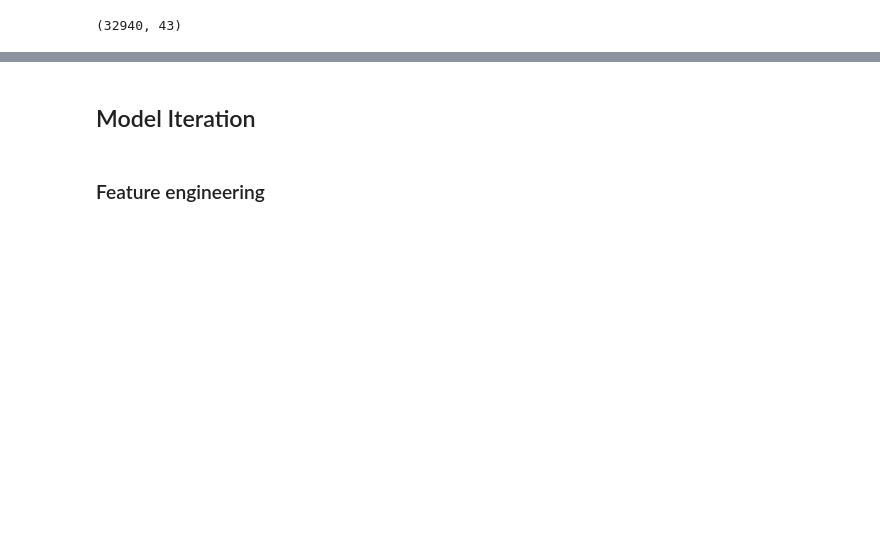
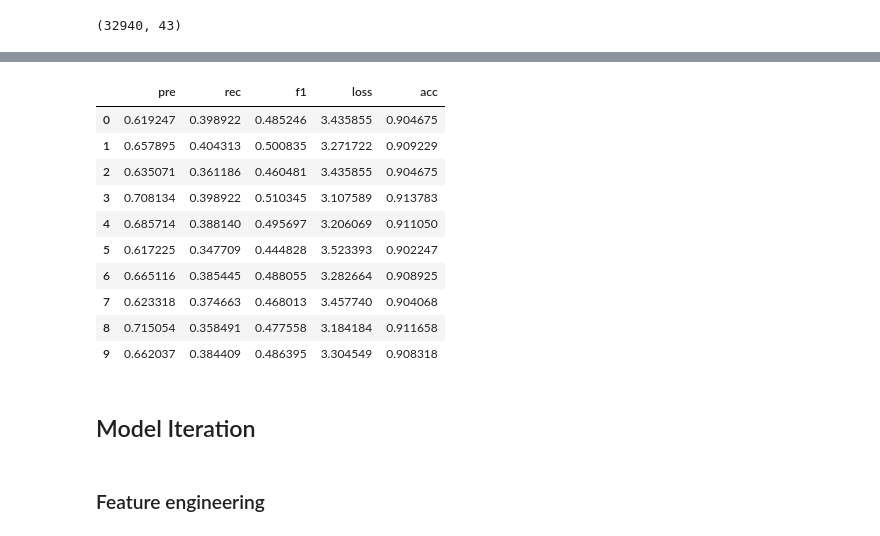
Before and after one commit to Oanh0305/csca5622_final_project, a Jupyter notebook: final_project_bank_statement.ipynb, the cells around one changed output, grey strips where cells are left out. Drawn from its saved outputs; the diff is of its cells as text; code cells hidden in the pictures; blank space fills up the shorter version.

```diff
--- a/final_project_bank_statement.ipynb
+++ b/final_project_bank_statement.ipynb
@@ -578,24 +578,36 @@ Name: 0, dtype: float64
 # %%
 # some explanation of the above function
 
 x = []
 idx = [' pre', ' rec', ' f1', ' loss', ' acc']
 
 # we will use one model
 log = LogisticRegression()
 
 for train, test in skf.split(X_train, y_train):
     log.fit(X_train.iloc[train], y_train.iloc[train])
-    ls = loss(y_train.iloc[test], log.predict(X_train.iloc[test]), retu=True)
+    ls = eval_metrics(y_train.iloc[test], log.predict(X_train.iloc[test]), retu=True)
     x.append(ls)
 
 # thats what we get
 pd.DataFrame(x, columns=idx)
 
 # (column 0 represent the precision_score of the 10 folds)
 # (row 0 represent the (pre, rec, f1, loss, acc) for the first fold)
 # then we should find the mean of every column
 # pd.DataFrame(x, columns=idx).mean(axis=0)
+# %% [output]
+|  | pre | rec | f1 | loss | acc |
+| 0 | 0.619247 | 0.398922 | 0.485246 | 3.435855 | 0.904675 |
+| 1 | 0.657895 | 0.404313 | 0.500835 | 3.271722 | 0.909229 |
+| 2 | 0.635071 | 0.361186 | 0.460481 | 3.435855 | 0.904675 |
+| 3 | 0.708134 | 0.398922 | 0.510345 | 3.107589 | 0.913783 |
+| 4 | 0.685714 | 0.388140 | 0.495697 | 3.206069 | 0.911050 |
+| 5 | 0.617225 | 0.347709 | 0.444828 | 3.523393 | 0.902247 |
+| 6 | 0.665116 | 0.385445 | 0.488055 | 3.282664 | 0.908925 |
+| 7 | 0.623318 | 0.374663 | 0.468013 | 3.457740 | 0.904068 |
+| 8 | 0.715054 | 0.358491 | 0.477558 | 3.184184 | 0.911658 |
+| 9 | 0.662037 | 0.384409 | 0.486395 | 3.304549 | 0.908318 |
 # %% [markdown]
 ## Model Iteration
 # %% [markdown]
```
Also changed, not shown: parts of 19 cells of this notebook.
